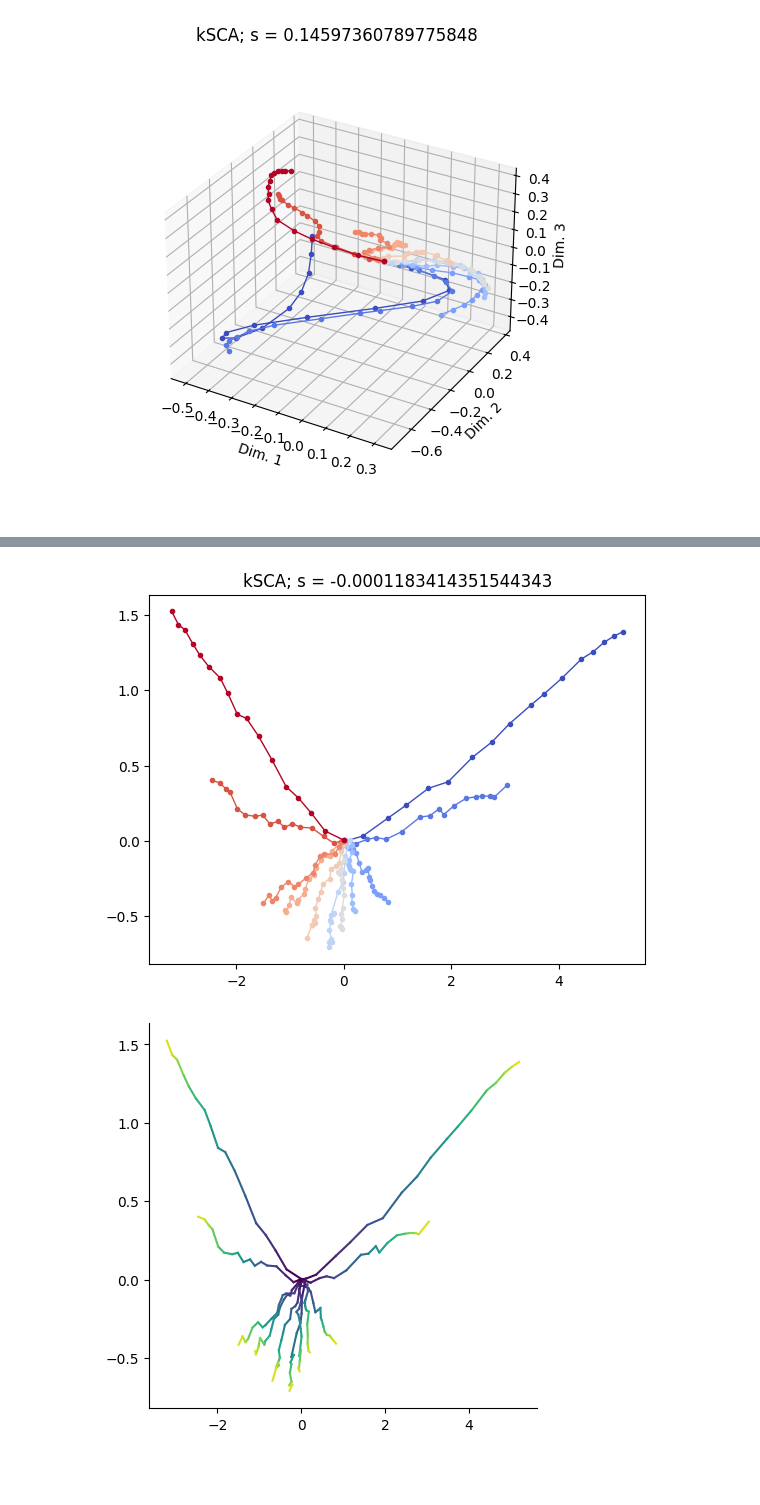
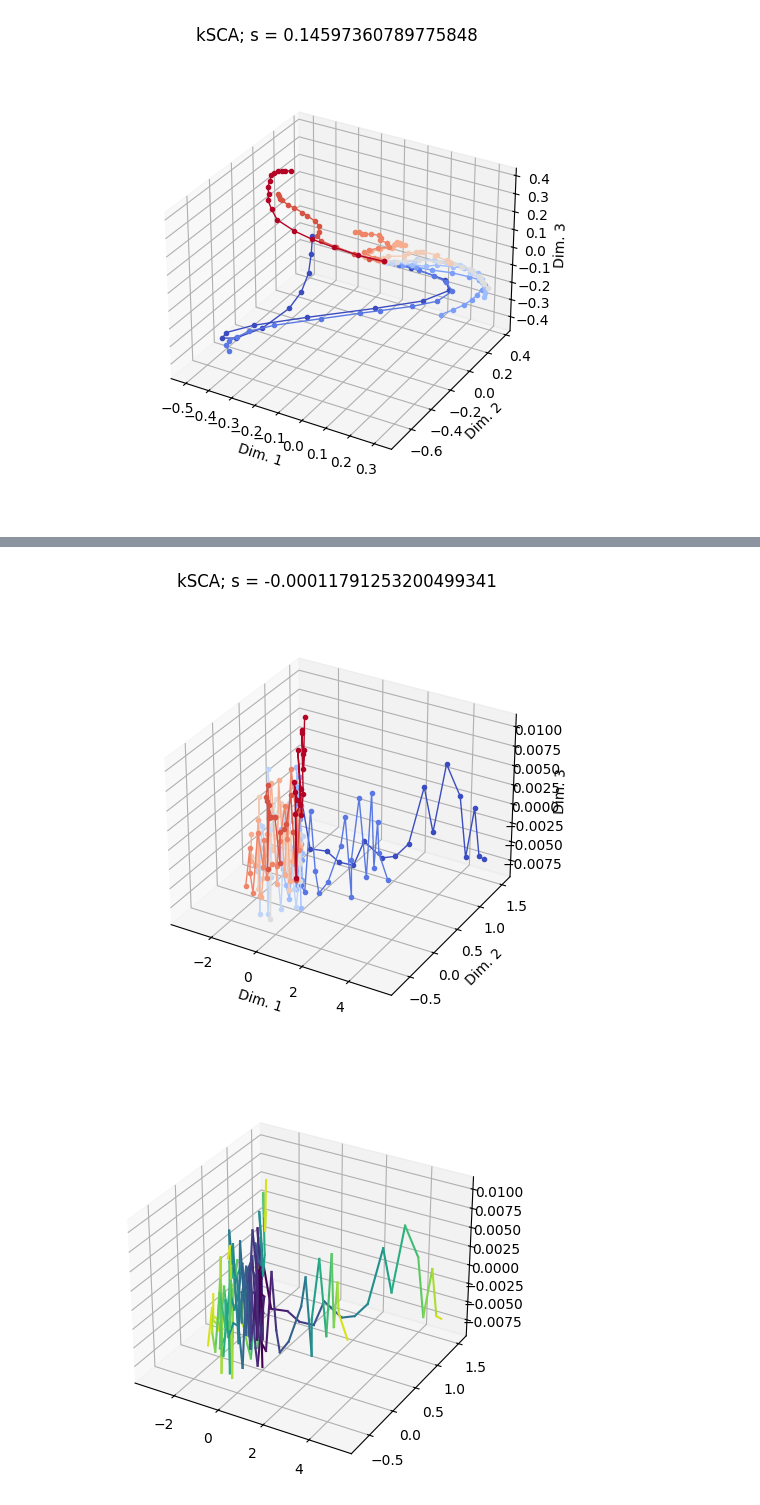
Before and after one commit to ArielleRosinski/SCA_project, a Jupyter notebook: DDM.ipynb, the cells around one changed output, grey strips where cells are left out. Cells and saved outputs as stored; diff of their text form; code cells hidden in the pictures; blank space fills up the shorter version.

```diff
--- a/DDM.ipynb
+++ b/DDM.ipynb
@@ -191,29 +194,6 @@ Iteration 260, S: 5767.01904296875, S_ratio: 0.13533127307891846
 Iteration 270, S: 5797.548828125, S_ratio: 0.14305706322193146
 Iteration 280, S: 5896.57763671875, S_ratio: 0.15399812161922455
 Iteration 290, S: 5037.7294921875, S_ratio: 0.1600748896598816
-# %%
-
-def plot_3D_K_coded(Y, elevation=30, azimuth=30):
-    K, _,_=Y.shape
-    fig = plt.figure(figsize=(6,6))
-    ax = fig.add_subplot(111, projection='3d')
-    cmap = plt.get_cmap('coolwarm', K)
-    for k in range(K):
-        x = Y[k, 0, :]
-        y = Y[k, 1, :]
-        z = Y[k, 2, :]
-
-
-        color = cmap(k / (K - 1))
-        ax.plot(x, y, z, linestyle='-', marker='.', linewidth=1, color=color)
-
-        #ax.view_init(elev=elevation, azim=azimuth)
-
-    ax.set_xlabel('Dim. 1')
-    ax.set_ylabel('Dim. 2')
-    ax.set_zlabel('Dim. 3')
-    ax.set_box_aspect(aspect=None, zoom=0.85)
-    plt.title(f'kSCA; s = {compute_S_all_pairs(Y)}')
 # %%
 _, u, l2, scale = get_params(params, kernel_function=kernel_function)
 K_u_u_K_u_A_alpha_H, K_A_u, K_u_u, _  = get_alpha(params, A, X, kernel_function, d)
@@ -300,30 +281,16 @@ Text(0.5, 1.0, 'SCA; s = -0.00010385896894149482')
 # %%
 """ PCA """
-def get_pca(X_train, X_test=None, test=False):
-    X_pca_train = center(X_train).swapaxes(1,2).reshape(-1, N)
-
-    num_pcs = 2
-    pca = PCA(num_pcs)
-    if test:
-        X_pca_test = center(X_test).swapaxes(1,2).reshape(-1, N)
-        Y_pca = pca.fit(X_pca_train).transform(X_pca_test)
-    else:
-        Y_pca = pca.fit(X_pca_train).transform(X_pca_train)
-    PCs = pca.components_
-    Y_pca = Y_pca.reshape(-1, T, num_pcs).swapaxes(1,2)
-    return Y_pca, PCs
-
-Y_pca, PCs = get_pca(X)
+Y_pca, PCs = get_pca(X, num_pcs=d)
 
 for i in range(Y_pca.shape[0]):
     Y_pca = Y_pca[:,:,:int(jnp.mean(RTs, axis=0).squeeze()[i])]
 
-plot_2D_K_coded(jnp.array(Y_pca))
+plot_3D_K_coded(jnp.array(Y_pca))
 
-plot_2D(Y_pca)
+plot_3D(Y_pca)
 # %% [output]
-[figure, old version]
+[figure, new version]
-[figure, old version]
+[figure, new version]
 # %%
 fig = go.Figure()
 num_time_points = Y.shape[-1]
```
Also changed, not shown: parts of 5 cells of this notebook, 1 other file.
